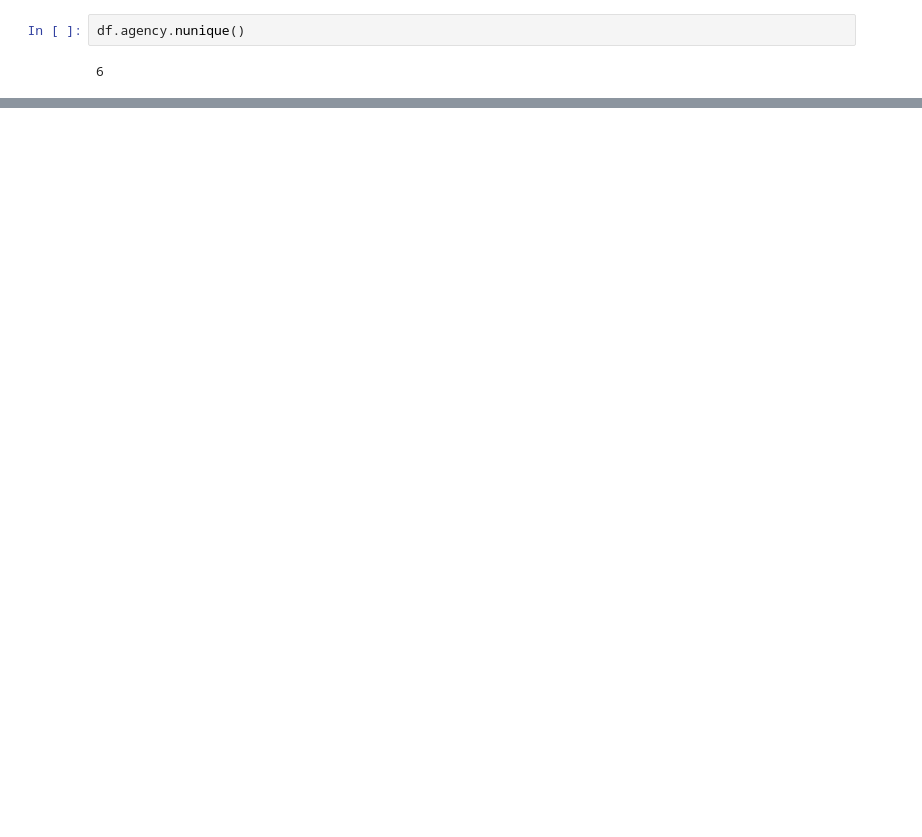
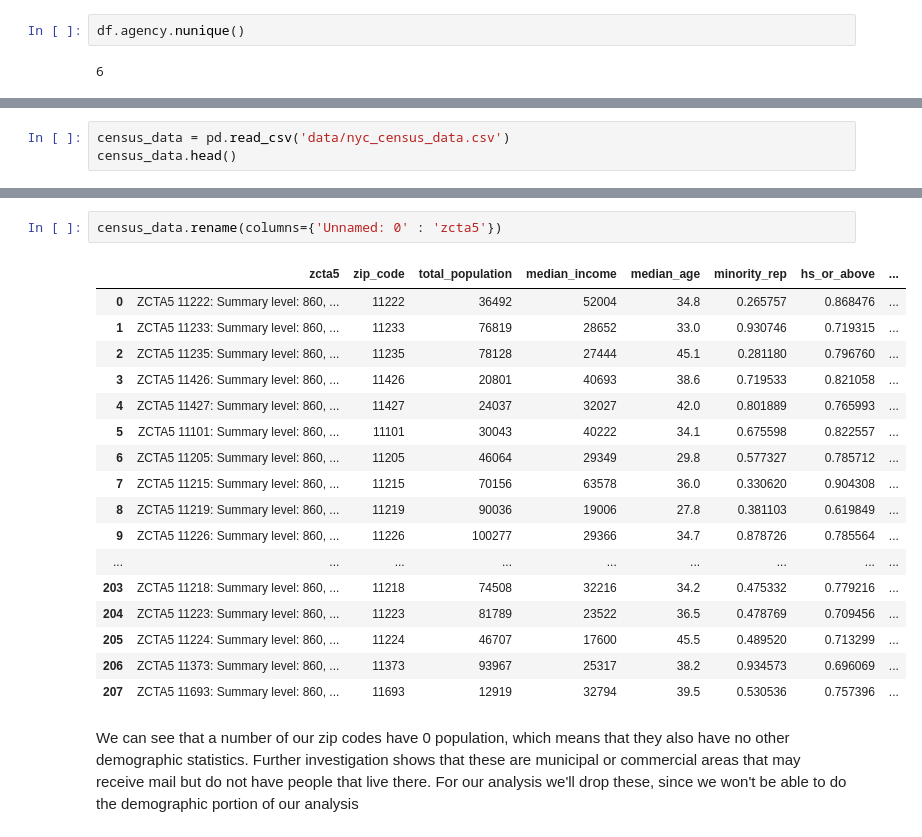
Before and after one commit to rab175/311_Project, a Jupyter notebook: Data_Import_Cleaning.ipynb, the cells around one changed output, grey strips where cells are left out. Saved outputs shown, nothing was run; the diff lists cells and outputs as text; blank space fills up the shorter version.

```diff
--- a/Data_Import_Cleaning.ipynb
+++ b/Data_Import_Cleaning.ipynb
@@ -633,0 +564,3 @@ df.to_csv('data/top_agencies_clean.csv')
+# %%
+census_data = pd.read_csv('data/nyc_census_data.csv')
+census_data.head()
@@ -633,0 +592,22 @@ df.to_csv('data/top_agencies_clean.csv')
+# %%
+census_data.rename(columns={'Unnamed: 0' : 'zcta5'})
+# %% [output]
+|  | zcta5 | zip_code | total_population | median_income | median_age | minority_rep | hs_or_above | ... |
+| 0 | ZCTA5 11222: Summary level: 860, ... | 11222 | 36492 | 52004 | 34.8 | 0.265757 | 0.868476 | ... |
+| 1 | ZCTA5 11233: Summary level: 860, ... | 11233 | 76819 | 28652 | 33.0 | 0.930746 | 0.719315 | ... |
+| 2 | ZCTA5 11235: Summary level: 860, ... | 11235 | 78128 | 27444 | 45.1 | 0.281180 | 0.796760 | ... |
+| 3 | ZCTA5 11426: Summary level: 860, ... | 11426 | 20801 | 40693 | 38.6 | 0.719533 | 0.821058 | ... |
+| 4 | ZCTA5 11427: Summary level: 860, ... | 11427 | 24037 | 32027 | 42.0 | 0.801889 | 0.765993 | ... |
+| 5 | ZCTA5 11101: Summary level: 860, ... | 11101 | 30043 | 40222 | 34.1 | 0.675598 | 0.822557 | ... |
+| 6 | ZCTA5 11205: Summary level: 860, ... | 11205 | 46064 | 29349 | 29.8 | 0.577327 | 0.785712 | ... |
+| 7 | ZCTA5 11215: Summary level: 860, ... | 11215 | 70156 | 63578 | 36.0 | 0.330620 | 0.904308 | ... |
+| 8 | ZCTA5 11219: Summary level: 860, ... | 11219 | 90036 | 19006 | 27.8 | 0.381103 | 0.619849 | ... |
+| 9 | ZCTA5 11226: Summary level: 860, ... | 11226 | 100277 | 29366 | 34.7 | 0.878726 | 0.785564 | ... |
+| ... | ... | ... | ... | ... | ... | ... | ... | ... |
+| 203 | ZCTA5 11218: Summary level: 860, ... | 11218 | 74508 | 32216 | 34.2 | 0.475332 | 0.779216 | ... |
+| 204 | ZCTA5 11223: Summary level: 860, ... | 11223 | 81789 | 23522 | 36.5 | 0.478769 | 0.709456 | ... |
+| 205 | ZCTA5 11224: Summary level: 860, ... | 11224 | 46707 | 17600 | 45.5 | 0.489520 | 0.713299 | ... |
+| 206 | ZCTA5 11373: Summary level: 860, ... | 11373 | 93967 | 25317 | 38.2 | 0.934573 | 0.696069 | ... |
+| 207 | ZCTA5 11693: Summary level: 860, ... | 11693 | 12919 | 32794 | 39.5 | 0.530536 | 0.757396 | ... |
+# %% [markdown]
+We can see that a number of our zip codes have 0 population, which means that they also have no other demographic statistics. Further investigation shows that these are municipal or commercial areas that may receive mail but do not have people that live there. For our analysis we'll drop these, since we won't be able to do the demographic portion of our analysis
```
Also changed, not shown: parts of 86 cells of this notebook, 1 other file.
